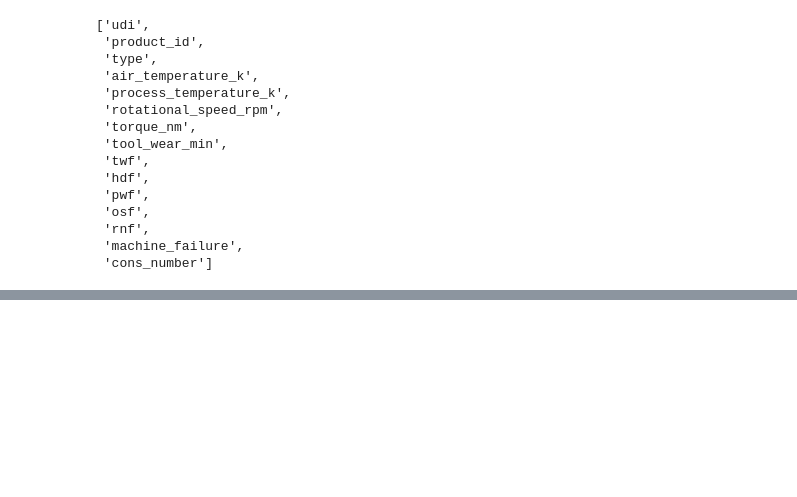
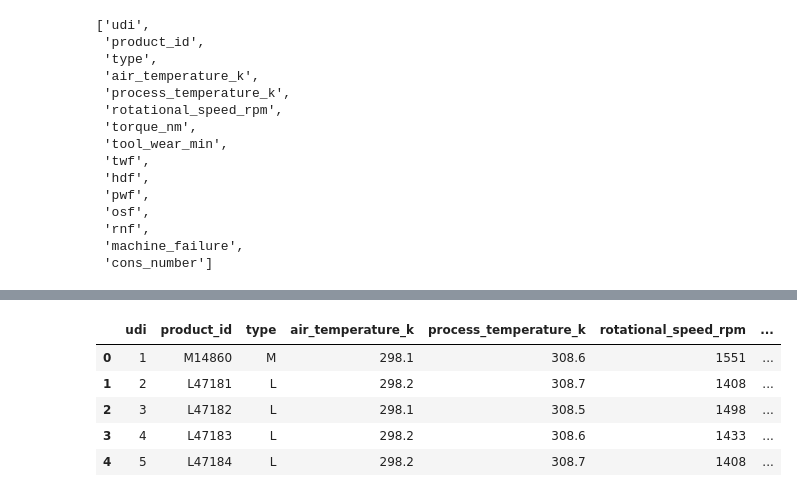
Before and after one commit to yaxintang/capstone_predictive_maintenance, a Jupyter notebook: 01_EDA complete.ipynb, the cells around one changed output, grey strips where cells are left out. Cells and saved outputs as stored; diff of their text form; code cells hidden in the pictures; blank space fills up the shorter version.

```diff
--- a/01_EDA complete.ipynb
+++ b/01_EDA complete.ipynb
@@ -469,0 +479,24 @@ for col in cols:
+# %%
+# Minimal feature engineering (no scaling, no encoding)
+import numpy as np
+
+# 1) Delta temperature: Process - Air
+df["delta_temperature"] = df["process_temperature_k"] - df["air_temperature_k"]
+
+# 2) Angular speed (rad/s) from rpm
+df["omega"] = df["rotational_speed_rpm"] * (2 * np.pi / 60.0)
+
+# 3) Calculated power (W) = torque * omega
+df["calc_power"] = df["torque_nm"] * df["omega"]
+
+# 4) Calculating power without calculating omega.
+df["power"] = df["torque_nm"] * df["rotational_speed_rpm"]
+# %%
+df.head()
+# %% [output]
+|  | udi | product_id | type | air_temperature_k | process_temperature_k | rotational_speed_rpm | ... |
+| 0 | 1 | M14860 | M | 298.1 | 308.6 | 1551 | ... |
+| 1 | 2 | L47181 | L | 298.2 | 308.7 | 1408 | ... |
+| 2 | 3 | L47182 | L | 298.1 | 308.5 | 1498 | ... |
+| 3 | 4 | L47183 | L | 298.2 | 308.6 | 1433 | ... |
+| 4 | 5 | L47184 | L | 298.2 | 308.7 | 1408 | ... |
```
Also changed, not shown: parts of 18 cells of this notebook.
